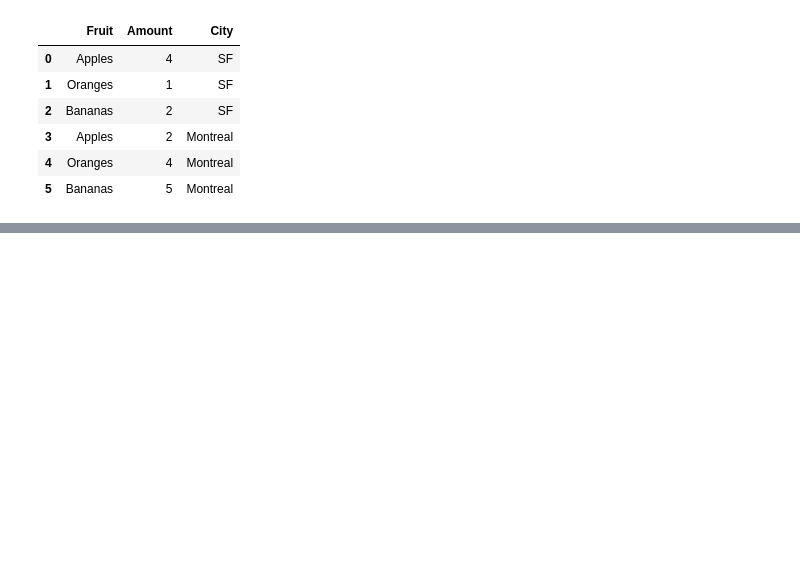
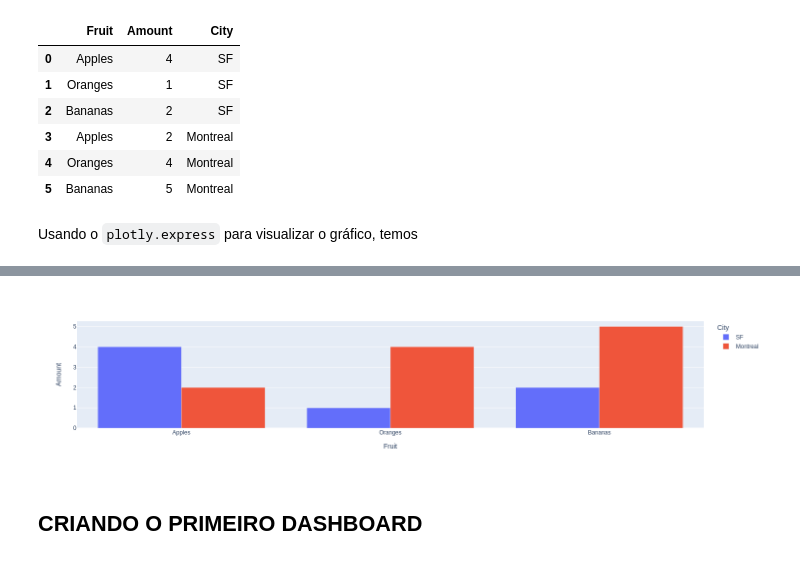
Before and after one commit to gabrielnrt/Aprendizado, a Jupyter notebook: Bibliotecas Python/Dash/Layout.ipynb, the cells around one changed output, grey strips where cells are left out. Drawn from its saved outputs; the diff is of its cells as text; code cells hidden in the pictures; blank space fills up the shorter version.

Commit message:
Colocando um dashboard com layout básico

```diff
--- a/Bibliotecas Python/Dash/Layout.ipynb
+++ b/Bibliotecas Python/Dash/Layout.ipynb
@@ -36,3 +36,12 @@ df
 | 3 | Apples | 2 | Montreal |
 | 4 | Oranges | 4 | Montreal |
 | 5 | Bananas | 5 | Montreal |
+# %% [markdown]
+Usando o `plotly.express` para visualizar o gráfico, temos
+# %%
+from plotly.express import bar
+
+figura = bar(df, x = 'Fruit', y = 'Amount', color="City", barmode="group")
+
+figura.show()
+# %% [output]
@@ -38,0 +49,3 @@ df
+[figure, added]
+# %% [markdown]
+## **CRIANDO O PRIMEIRO DASHBOARD**
```
Also changed, not shown: parts of 11 cells of this notebook, 1 other file.
